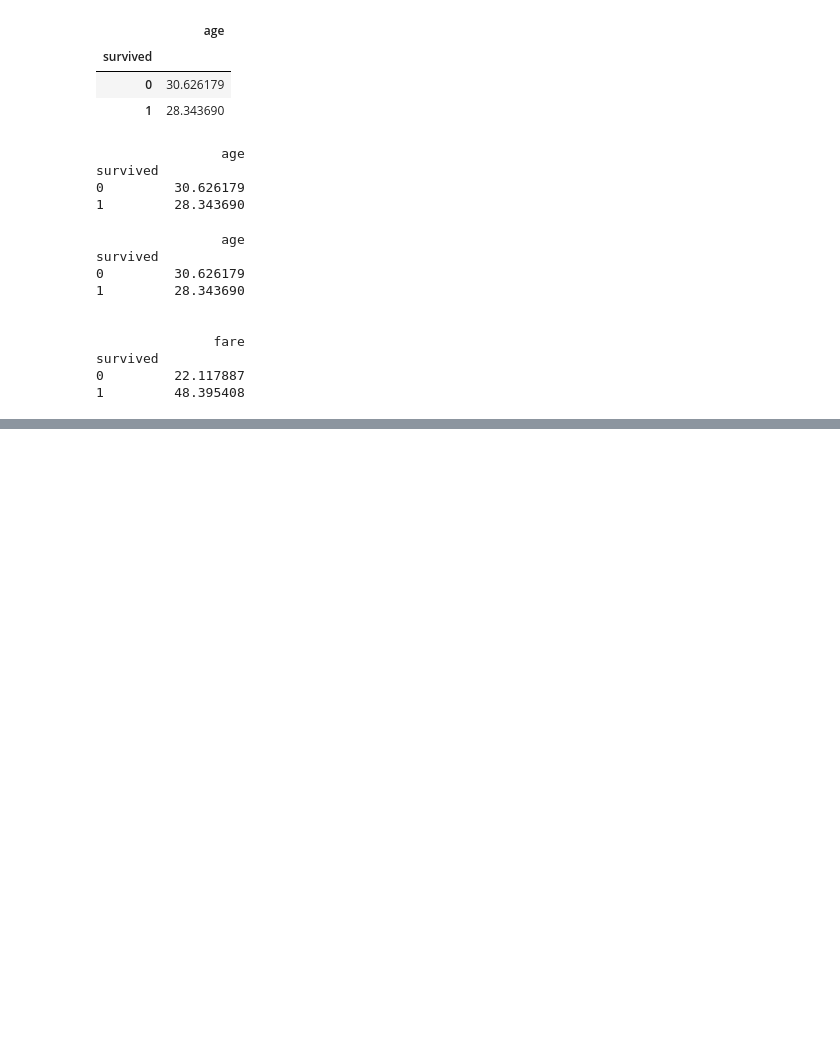
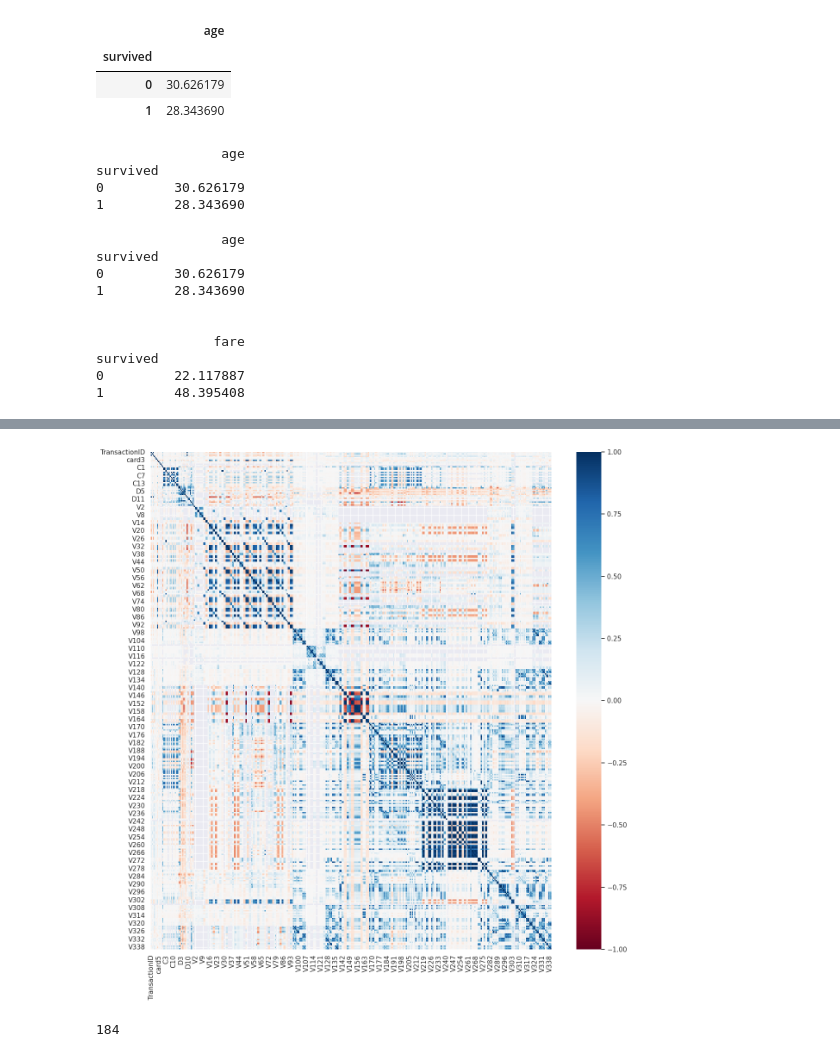
Before and after one commit to omerfarukpala/miuul, a Jupyter notebook: Advence__functional_EDA.ipynb, the cells around one changed output, grey strips where cells are left out. Saved outputs shown, nothing was run; the diff lists cells and outputs as text; code cells hidden in the pictures; blank space fills up the shorter version.

```diff
--- a/Advence__functional_EDA.ipynb
+++ b/Advence__functional_EDA.ipynb
@@ -1071,0 +1250,4 @@ survived
+# %%
+df = pd.read_csv("/content/sample_data/train_transaction.csv")
+len(df.columns)
+df.head()
@@ -1071,0 +1261,8 @@ survived
+# %%
+drop_list = high_correlated_cols(df, plot=True)
+# %% [output]
+[figure, added]
+# %%
+len(df.drop(drop_list, axis=1).columns)
+# %% [output]
+184
```
Also changed, not shown: parts of 18 cells of this notebook.
